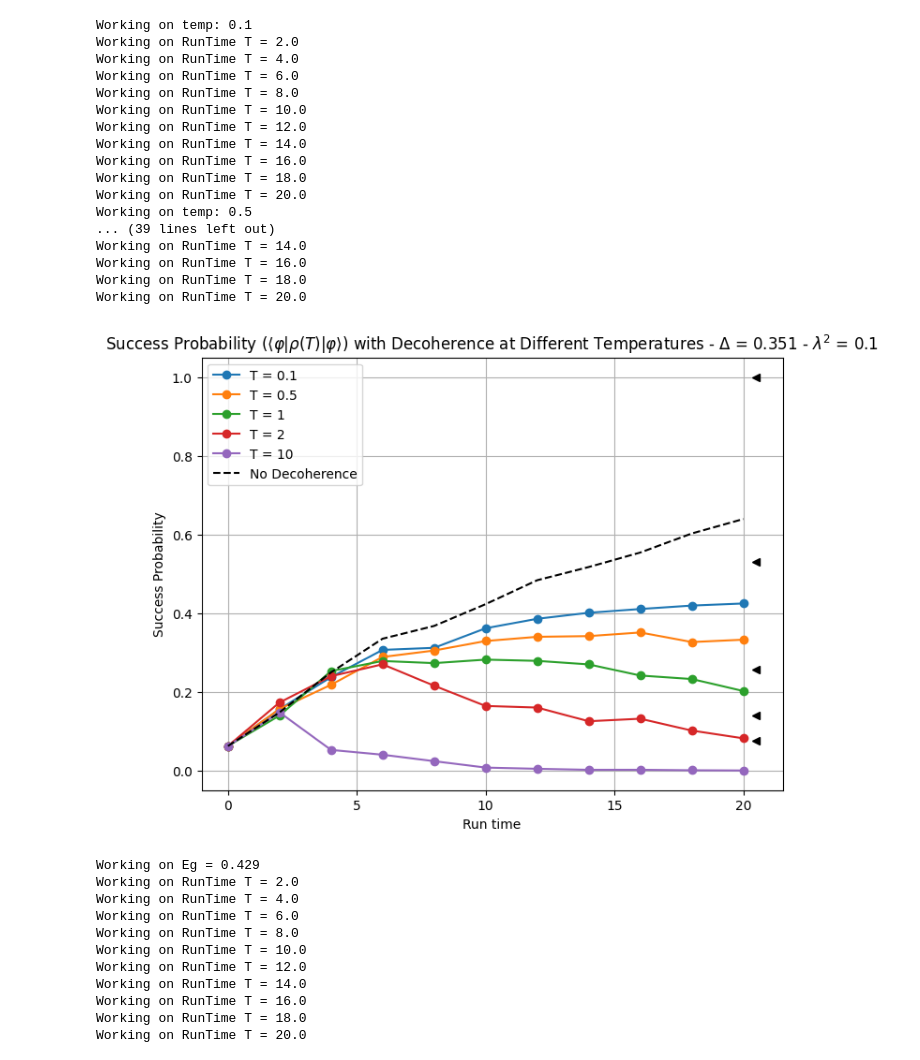
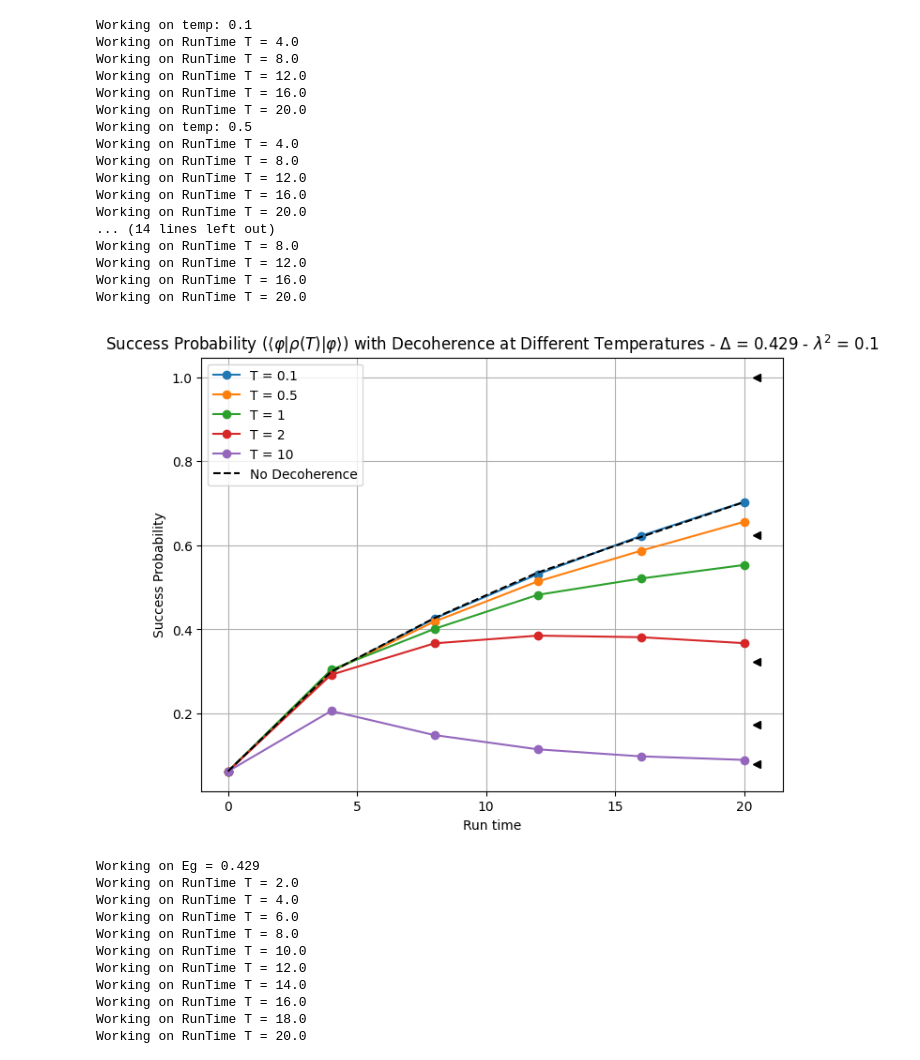
Before and after one commit to chenscheimq/QEC, a Jupyter notebook: EC3/EC3_runtimes.ipynb, the cells around one changed output. Drawn from its saved outputs; the diff is of its cells as text; code cells hidden in the pictures.

```diff
--- a/EC3/EC3_runtimes.ipynb
+++ b/EC3/EC3_runtimes.ipynb
@@ -302,10 +303,13 @@ def c_ops_gen(t, args):
             if omega_b > omega_a:
                 Nba = bose_einstein_distribution(omega_b - omega_a, args['T'])
                 g_ba = gab(omega_a, omega_b, args['lambda_2'])
-                ma_ba = a.dag() * sigmam_i * b * b.dag() * sigmam_i.dag() * a
+
+                # ma_ba = a.dag() * sigmam_i * b * b.dag() * sigmam_i.dag() * a
+                ma_ba = a.dag() * sigmam_i * b
 
                 # decay_op = np.sqrt(Nba * (g_ba ** 2)) * sigmam_ab * a * b.dag()
-                decay_op = np.sqrt(Nba * (g_ba ** 2) * ma_ba) * (b * a.dag())
+                # decay_op = np.sqrt(Nba * (g_ba ** 2) * ma_ba) * (b * a.dag())
+                decay_op = np.sqrt(Nba * (g_ba ** 2)) * ma_ba * (b * a.dag())
                 # decay_op = np.sqrt(Nba * (g_ba ** 2) * ma_ba) * sigmam_i * (b * a.dag())
                 # decay_op = np.sqrt(Nba * (g_ba ** 2)) * sigmam_i * (b * a.dag())
                 # decay_op = np.sqrt(Nba * (g_ba ** 2) * ma_ba) * sigmam_i
@@ -316,19 +320,23 @@ def c_ops_gen(t, args):
             elif omega_a > omega_b:
                 Nab = bose_einstein_distribution(omega_a - omega_b, args['T'])
                 g_ab = gab(omega_b, omega_a, args['lambda_2'])
-                ma_ab = b.dag() * sigmam_i * a * a.dag() * sigmam_i.dag() * b
+
+                # ma_ab = b.dag() * sigmam_i * a * a.dag() * sigmam_i.dag() * b
+                ma_ab = b.dag() * sigmam_i * a
 
                 # excitation_op = np.sqrt((Nab + 1) * (g_ab ** 2)) * sigmap_ba * b * a.dag()
-                excitation_op = np.sqrt((Nab + 1) * (g_ab ** 2) * ma_ab) * (a * b.dag())
+                # excitation_op = np.sqrt((Nab + 1) * (g_ab ** 2) * ma_ab) * (a * b.dag())
+                # excitation_op = np.sqrt((Nab + 1) * (g_ab ** 2) * ma_ab) * (b * a.dag())
+                excitation_op = np.sqrt((Nab + 1) * (g_ab ** 2)) * ma_ab * (b * a.dag())
                 # excitation_op = np.sqrt((Nab + 1) * (g_ab ** 2) * ma_ab) * sigmap_i * (a * b.dag())
                 # excitation_op = np.sqrt((Nab + 1) * (g_ab ** 2)) * sigmap_i * (a * b.dag())
                 # excitation_op = np.sqrt((Nab + 1) * (g_ab ** 2) * ma_ab) * sigmap_i
                 # excitation_op = np.sqrt((Nab + 1) * (g_ab ** 2)) * sigmap_i
                 collapse_op += excitation_op
-
-    return 0.5 * collapse_op
+    # print(collapse_op)
+    return collapse_op
 # %%
-t_fs = np.linspace(0, 20, 11)
+t_fs = np.linspace(0, 20, 6)
 tf_iters = 2
 
 w = lambda t, args: 1 - (t / int(np.max(times)))
@@ -367,9 +375,8 @@ for T in temperatures:
             c_ops_i = QobjEvo(c_ops_gen, args=args_C)
             c_ops_s.append(c_ops_i)
 
-        results = mesolve(H_obj, rho0, times, c_ops=c_ops_s, options={'nsteps': 100000,
-                                                                      'atol': 1e-2})
-        #
+        results = mesolve(H_obj, rho0, times, c_ops=c_ops_s, options={'nsteps': 100000, 'atol': 1e-2})
+        # , options={'nsteps': 100000, 'atol': 1e-2}
 
         if ind == 0:
             exps_me.append(expect(results.states[0], final_gs))
@@ -393,42 +400,42 @@ for ind, tf in enumerate(t_fs[1:]):
 
     if ind == 0:
         exps_se.append(expect(ket2dm(states[0]), final_gs))
 
     exps_se.append(expect(ket2dm(states[-1]), final_gs))
 
 plt.plot(t_fs, exps_se, '--', label="No Decoherence", color='black', linewidth=1.5)
 
 # Plot formatting
 plt.xlabel('Run time')
 plt.ylabel('Success Probability')
 plt.title('Success Probability (' + r"$\langle \varphi | \rho(T) | \varphi \rangle$"
           + ') with Decoherence at Different Temperatures - '
           + r'$\Delta$'
           + ' = {} - '.format(round(energy_diff,3))
           + r'$\lambda^{2}$'
           + ' = {}'.format(lambda_2))
 plt.legend()
 plt.grid(True)
 plt.show()
 # %% [output]
 Working on temp: 0.1
-Working on RunTime T = 2.0
 Working on RunTime T = 4.0
-Working on RunTime T = 6.0
 Working on RunTime T = 8.0
-Working on RunTime T = 10.0
 Working on RunTime T = 12.0
-Working on RunTime T = 14.0
 Working on RunTime T = 16.0
-Working on RunTime T = 18.0
 Working on RunTime T = 20.0
 Working on temp: 0.5
-... (39 lines left out)
-Working on RunTime T = 14.0
+Working on RunTime T = 4.0
+Working on RunTime T = 8.0
+Working on RunTime T = 12.0
 Working on RunTime T = 16.0
-Working on RunTime T = 18.0
 Working on RunTime T = 20.0
+... (14 lines left out)
+Working on RunTime T = 8.0
+Working on RunTime T = 12.0
+Working on RunTime T = 16.0
+Working on RunTime T = 20.0
-[figure, old version]
+[figure, new version]
 # %%
 E_gaps = []
 results_data = []  # Store energy gaps and corresponding success probabilities
```
Also changed, not shown: parts of 4 cells of this notebook, 1 other file.
